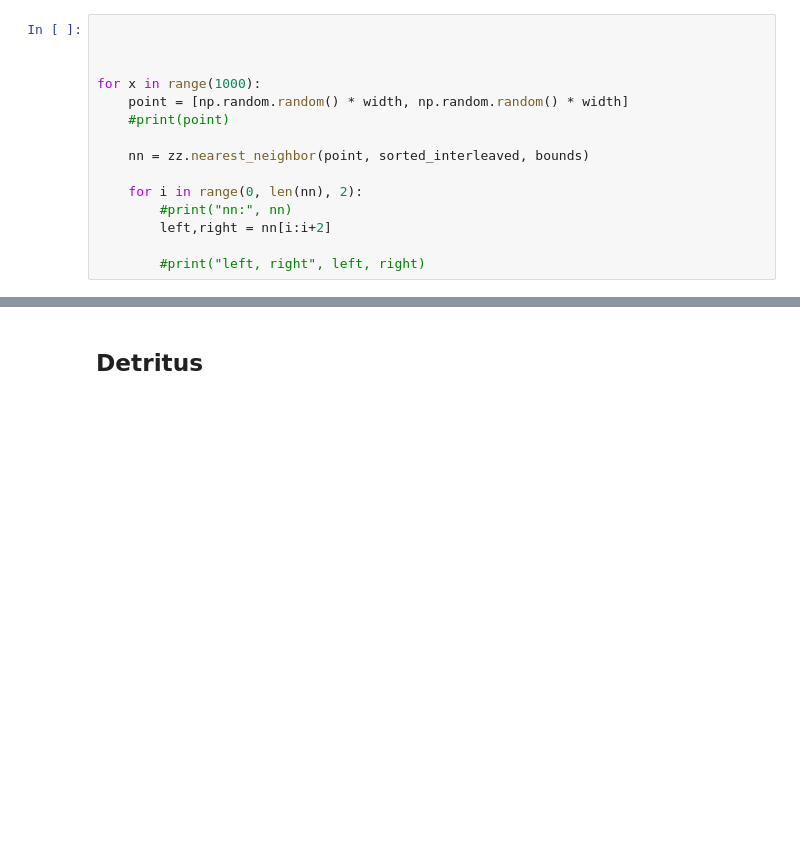
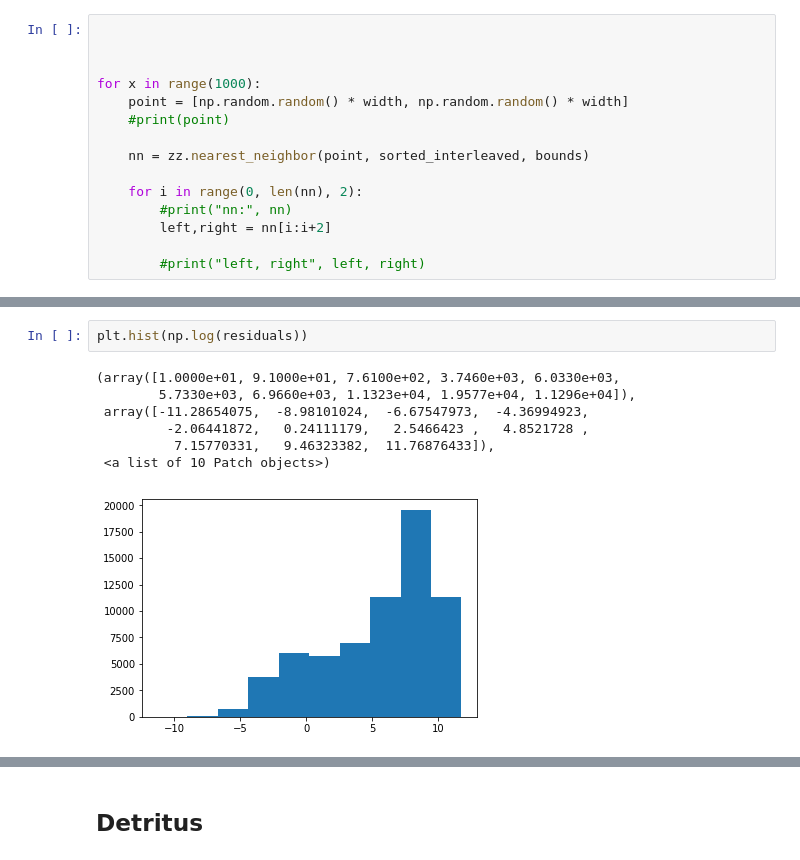
Before and after one commit to pkerpedjiev/z-index-range-selections, a Jupyter notebook: notebooks/Z-Index based range selection.ipynb, the cells around one changed output, grey strips where cells are left out. Drawn from its saved outputs; the diff is of its cells as text; blank space fills up the shorter version.

```diff
--- a/notebooks/Z-Index based range selection.ipynb
+++ b/notebooks/Z-Index based range selection.ipynb
@@ -346,0 +404,10 @@ for x in range(1000):
+# %%
+plt.hist(np.log(residuals))
+# %% [output]
+(array([1.0000e+01, 9.1000e+01, 7.6100e+02, 3.7460e+03, 6.0330e+03,
+        5.7330e+03, 6.9660e+03, 1.1323e+04, 1.9577e+04, 1.1296e+04]),
+ array([-11.28654075,  -8.98101024,  -6.67547973,  -4.36994923,
+         -2.06441872,   0.24111179,   2.5466423 ,   4.8521728 ,
+          7.15770331,   9.46323382,  11.76876433]),
+ <a list of 10 Patch objects>)
+[figure, added]
```
Also changed, not shown: parts of 22 cells of this notebook, 1 other file.
